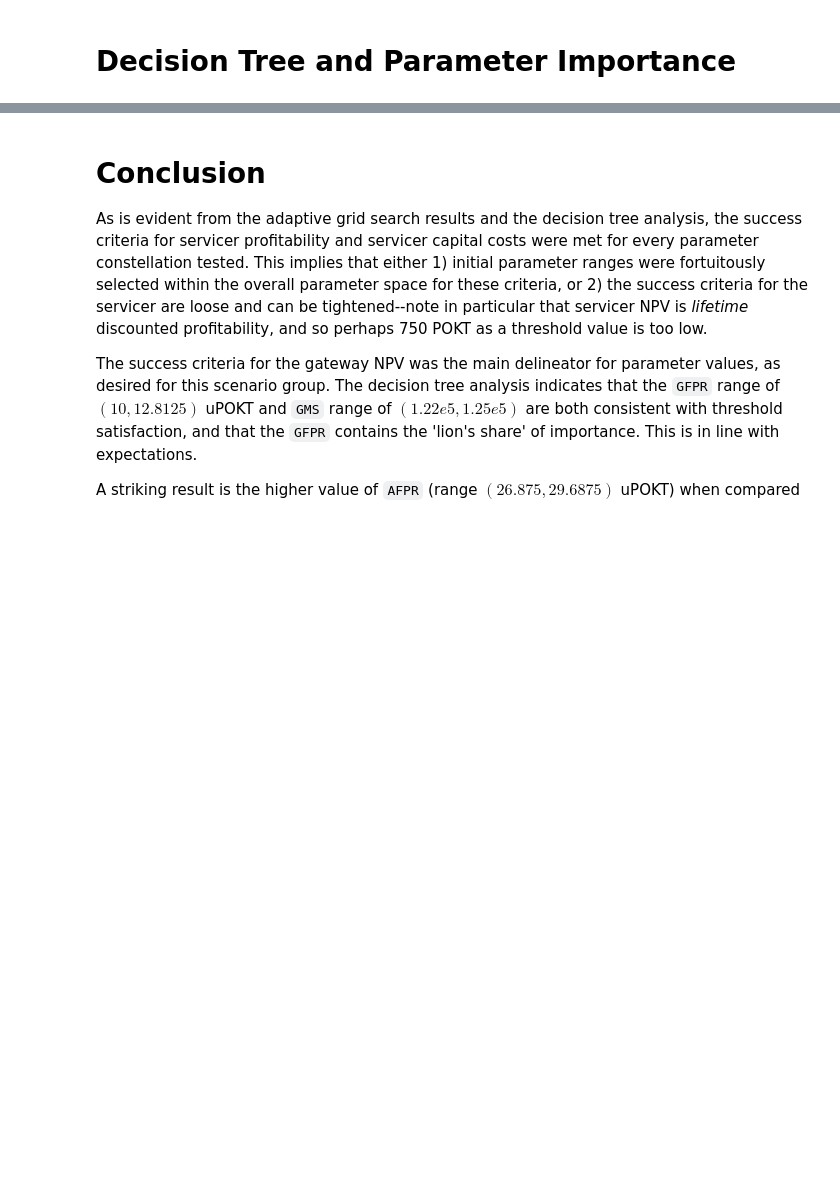
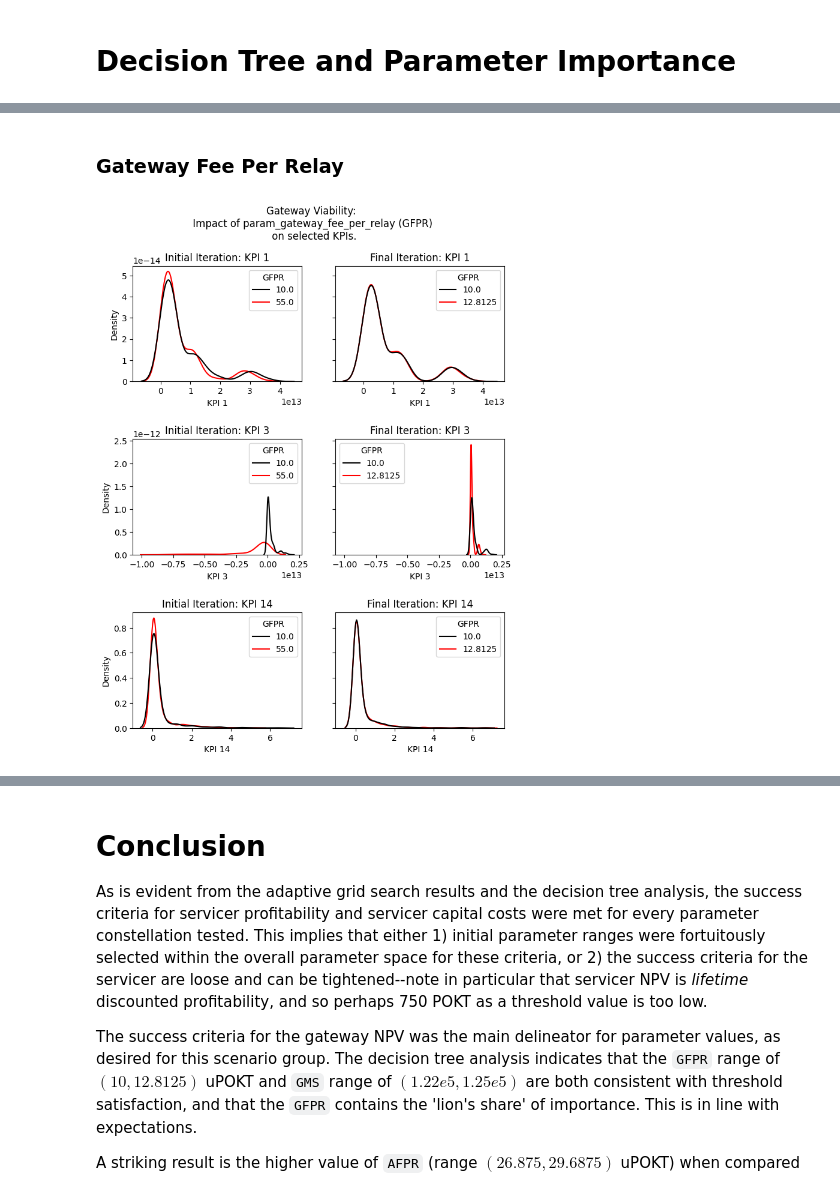
Before and after one commit to BlockScience/PocketSimulationModel, a Jupyter notebook: report/Report Gateway Viability.ipynb, the cells around one changed output, grey strips where cells are left out. Drawn from its saved outputs; the diff is of its cells as text; code cells hidden in the pictures; blank space fills up the shorter version.

Commit message:
Added adjusted version of Report Gateway Viability, with Section 4.

```diff
--- a/report/Report Gateway Viability.ipynb
+++ b/report/Report Gateway Viability.ipynb
@@ -144,0 +157,9 @@ decision_tree_feature_importance_plot(scenario_sweep_category)
+# %% [markdown]
+### Gateway Fee Per Relay
+# %%
+GFPR_impact_plot = make_initial_vs_final_plot(df = merged_df,
+                           scenario_sweep_category = scenario_sweep_category,
+                           param_name = "param_gateway_fee_per_relay"
+                           )
+# %% [output]
+[figure, added]
```
Also changed, not shown: parts of 11 cells of this notebook.
